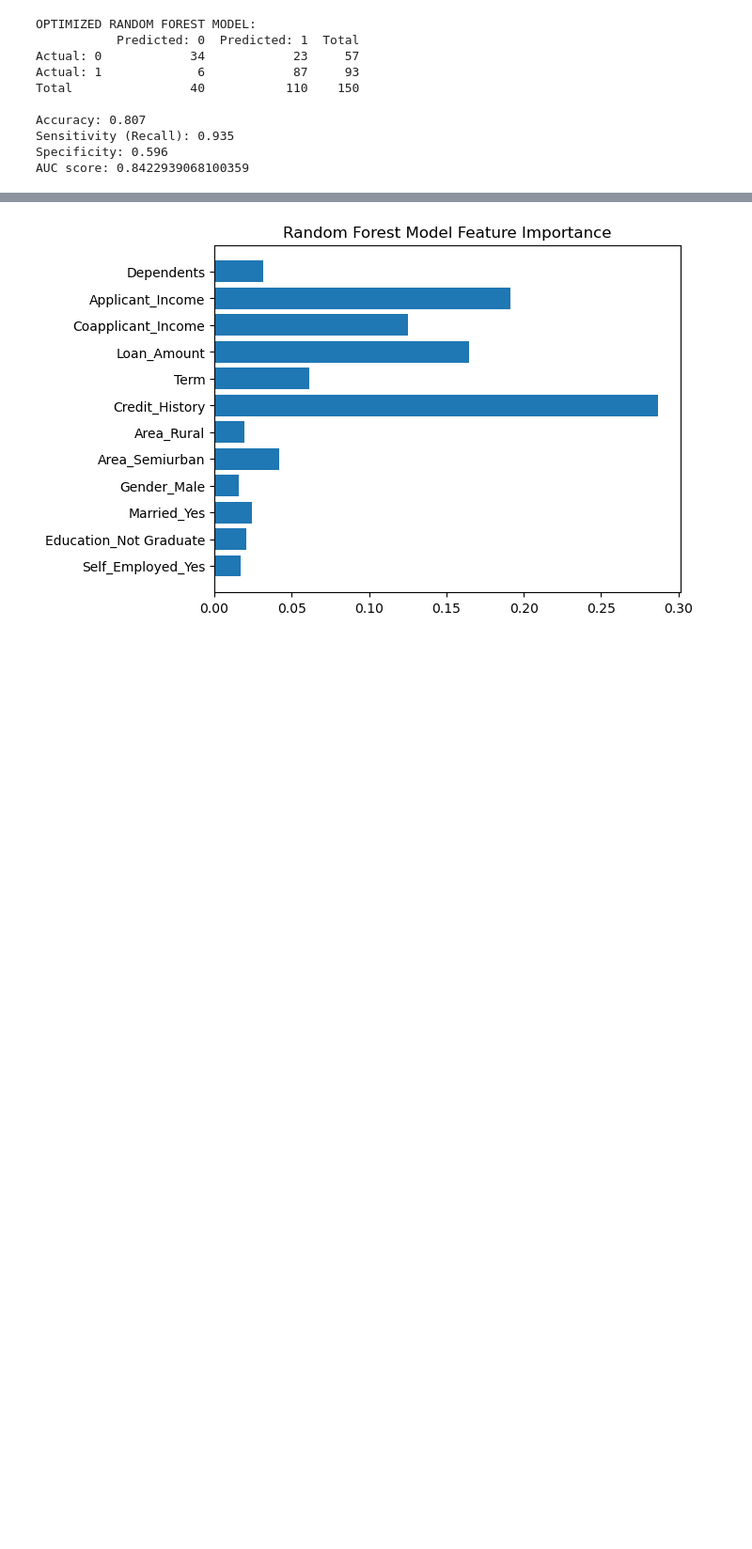
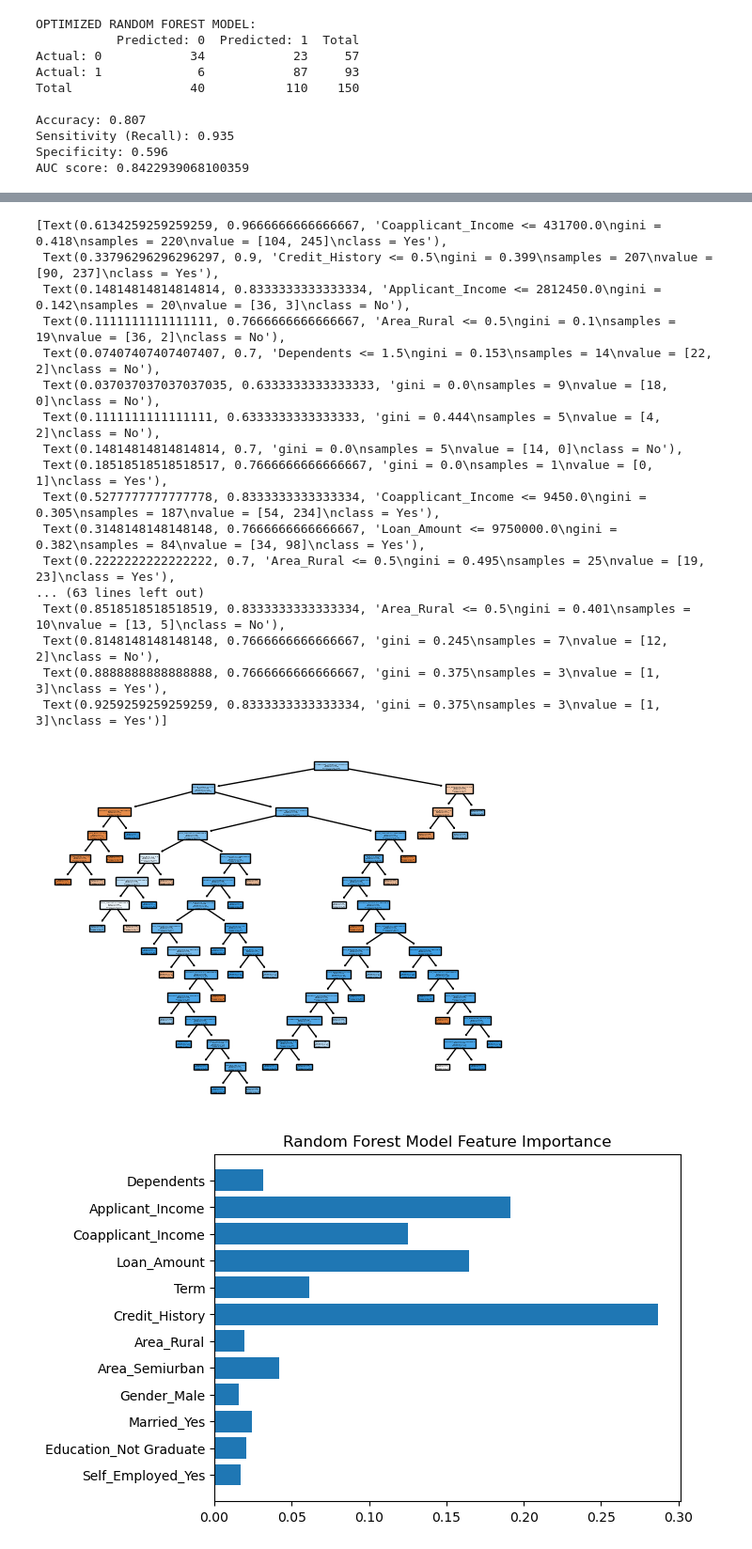
Before and after one commit to shailja-somani-0/ADS-502-loan-approval-pred, a Jupyter notebook: Loan_Pred_Proj.ipynb, the cells around one changed output, grey strips where cells are left out. Shown at 94% size. Drawn from its saved outputs; the diff is of its cells as text; code cells hidden in the pictures; blank space fills up the shorter version.

```diff
--- a/Loan_Pred_Proj.ipynb
+++ b/Loan_Pred_Proj.ipynb
@@ -834,3 +865,25 @@ AUC score: 0.8422939068100359
+# %%
+# Plot the first decision tree in the forest
+plot_tree(best_rf.estimators_[0], feature_names=X_train_rfe.columns, class_names=['No', 'Yes'], filled=True)
+# %% [output]
+[Text(0.6134259259259259, 0.9666666666666667, 'Coapplicant_Income <= 431700.0\ngini = 0.418\nsamples = 220\nvalue = [104, 245]\nclass = Yes'),
+ Text(0.33796296296296297, 0.9, 'Credit_History <= 0.5\ngini = 0.399\nsamples = 207\nvalue = [90, 237]\nclass = Yes'),
+ Text(0.14814814814814814, 0.8333333333333334, 'Applicant_Income <= 2812450.0\ngini = 0.142\nsamples = 20\nvalue = [36, 3]\nclass = No'),
+ Text(0.1111111111111111, 0.7666666666666667, 'Area_Rural <= 0.5\ngini = 0.1\nsamples = 19\nvalue = [36, 2]\nclass = No'),
+ Text(0.07407407407407407, 0.7, 'Dependents <= 1.5\ngini = 0.153\nsamples = 14\nvalue = [22, 2]\nclass = No'),
+ Text(0.037037037037037035, 0.6333333333333333, 'gini = 0.0\nsamples = 9\nvalue = [18, 0]\nclass = No'),
+ Text(0.1111111111111111, 0.6333333333333333, 'gini = 0.444\nsamples = 5\nvalue = [4, 2]\nclass = No'),
+ Text(0.14814814814814814, 0.7, 'gini = 0.0\nsamples = 5\nvalue = [14, 0]\nclass = No'),
+ Text(0.18518518518518517, 0.7666666666666667, 'gini = 0.0\nsamples = 1\nvalue = [0, 1]\nclass = Yes'),
+ Text(0.5277777777777778, 0.8333333333333334, 'Coapplicant_Income <= 9450.0\ngini = 0.305\nsamples = 187\nvalue = [54, 234]\nclass = Yes'),
+ Text(0.3148148148148148, 0.7666666666666667, 'Loan_Amount <= 9750000.0\ngini = 0.382\nsamples = 84\nvalue = [34, 98]\nclass = Yes'),
+ Text(0.2222222222222222, 0.7, 'Area_Rural <= 0.5\ngini = 0.495\nsamples = 25\nvalue = [19, 23]\nclass = Yes'),
+... (63 lines left out)
+ Text(0.8518518518518519, 0.8333333333333334, 'Area_Rural <= 0.5\ngini = 0.401\nsamples = 10\nvalue = [13, 5]\nclass = No'),
+ Text(0.8148148148148148, 0.7666666666666667, 'gini = 0.245\nsamples = 7\nvalue = [12, 2]\nclass = No'),
+ Text(0.8888888888888888, 0.7666666666666667, 'gini = 0.375\nsamples = 3\nvalue = [1, 3]\nclass = Yes'),
+ Text(0.9259259259259259, 0.8333333333333334, 'gini = 0.375\nsamples = 3\nvalue = [1, 3]\nclass = Yes')]
+[figure, added]
 # %%
 # Plot feature importance
 # Get & sort feature importances
```
Also changed, not shown: parts of 6 cells of this notebook.
